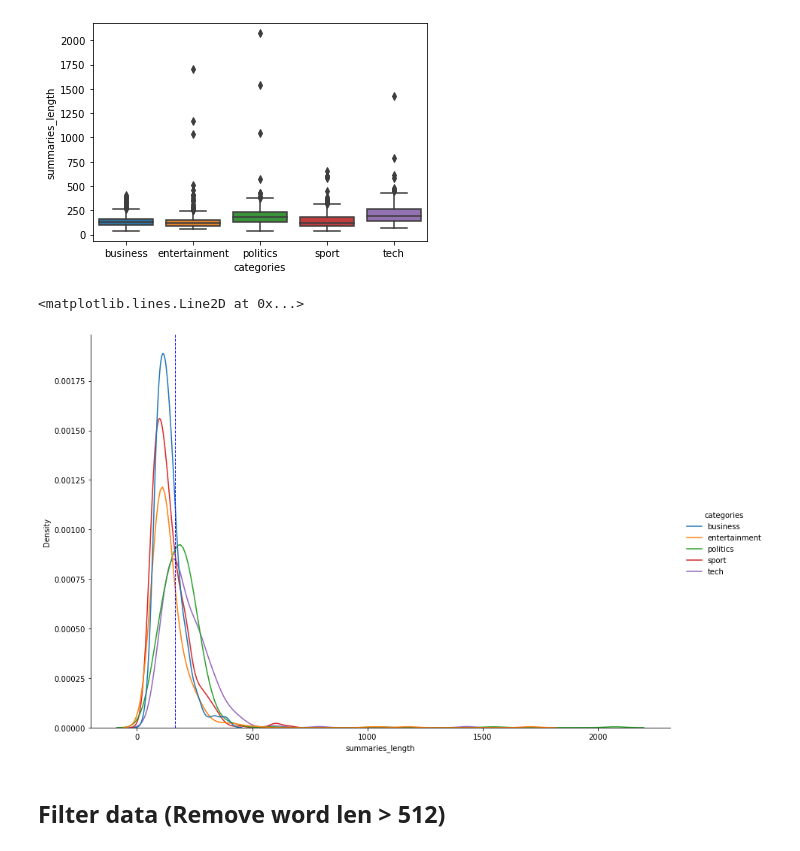
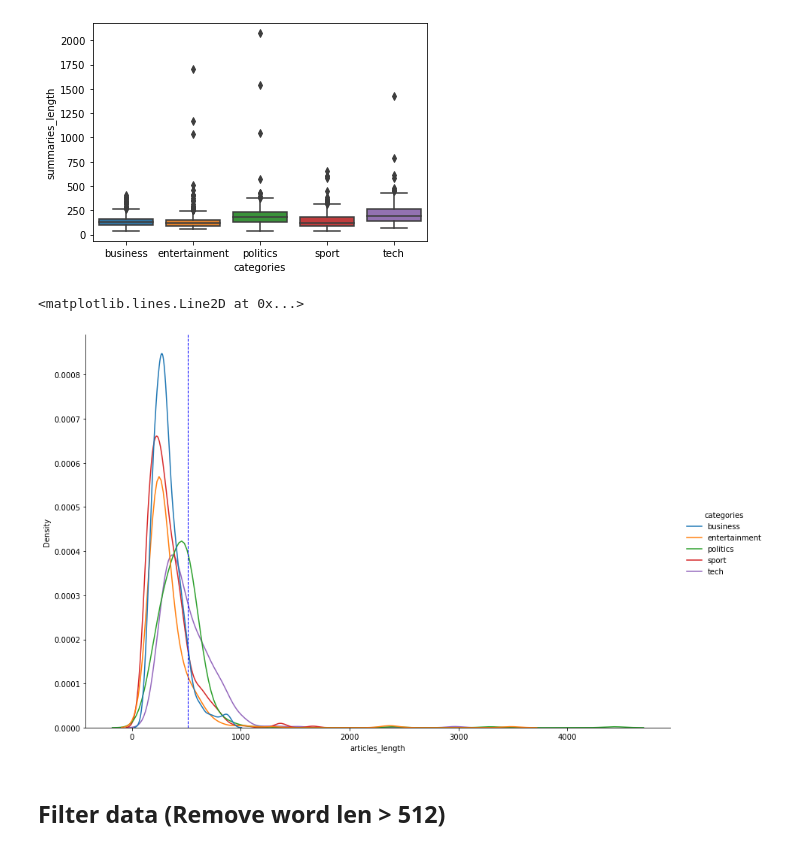
Before and after one commit to worachot-n/Text_summarization_T5, a Jupyter notebook: 0_2_Prepare_and_Split_Data.ipynb, the cells around one changed output. Drawn from its saved outputs; the diff is of its cells as text; code cells hidden in the pictures.

```diff
--- a/0_2_Prepare_and_Split_Data.ipynb
+++ b/0_2_Prepare_and_Split_Data.ipynb
@@ -102,21 +102,21 @@ sns.boxplot(x="categories", y="summaries_length", data=df)
 # %%
 sns.displot(
     data = df,
-    x = 'summaries_length',
+    x = 'articles_length',
     kind = "kde",
     color = 'darkblue',
     hue = "categories",
     height = 8,
     aspect = 1.5
     )
 
-plt.axvline(x=df.summaries_length.mean(),
+plt.axvline(x=512,
             color='blue',
             ls='--',
             lw=1)
 # %% [output]
 <matplotlib.lines.Line2D at 0x...>
-[figure, old version]
+[figure, new version]
 # %% [markdown]
 ## Filter data (Remove word len > 512)
 # %%
```
Also changed, not shown: parts of 3 cells of this notebook.
